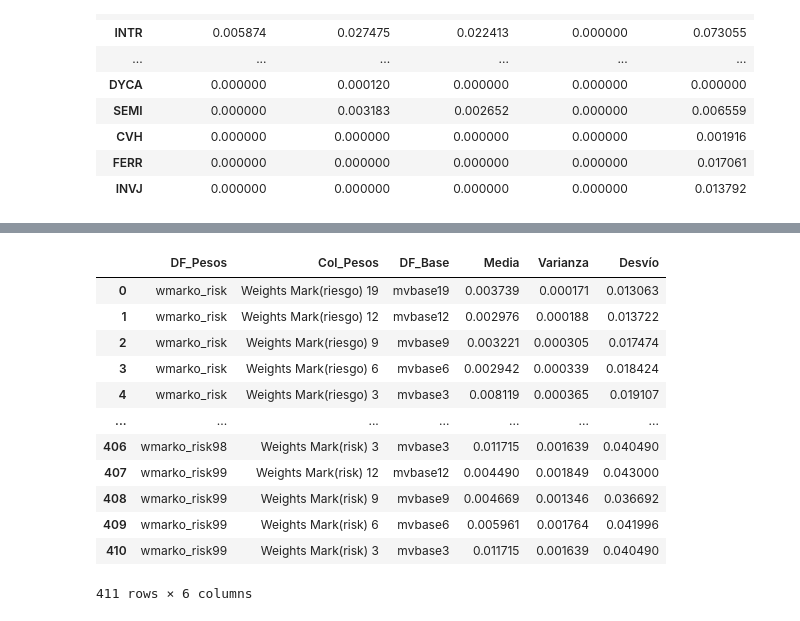
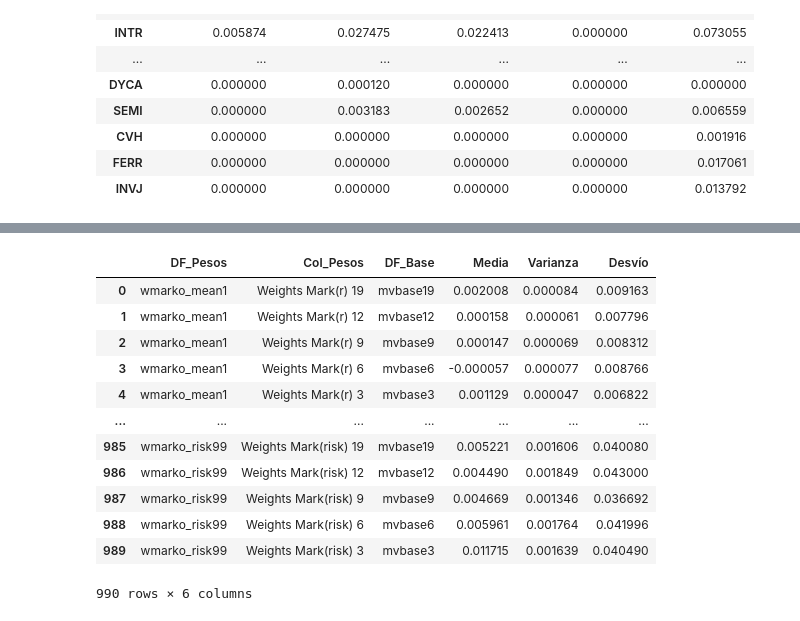
Before and after one commit to nluczywo/indicador, a Jupyter notebook: carteras-tesis.ipynb, the cells around one changed output, grey strips where cells are left out. Saved outputs shown, nothing was run; the diff lists cells and outputs as text; code cells hidden in the pictures.

```diff
--- a/carteras-tesis.ipynb
+++ b/carteras-tesis.ipynb
@@ -288,7 +288,7 @@ for i, trisk in enumerate(riesgos, start=1):
     w3.rename(columns={'Weights': f'Weights Mark(risk) 3'}, inplace=True)
 
     # concatenar como hacías vos
-    df = pd.concat([w12, w9, w6, w3], axis=1).fillna(0)
+    df = pd.concat([w19,w12, w9, w6, w3], axis=1).fillna(0)
 
     # guardar con el nombre solicitado
     resultados_risk[f"wmarko_risk{i}"] = df
@@ -484,0 +425,40 @@ df_resultados_risk
+# %%
+
+resultados = []
+
+for nombre_pesos, df_pesos in df_pesos_dictm.items():
+
+    for col_peso in df_pesos.columns:
+
+        # === Extraer el número (12, 9, 6, 3) desde el nombre de la columna ===
+        match = re.search(r"(\d+)", col_peso)
+        if not match:
+            continue  # si no hay número, se saltea
+
+        numero = match.group(1)
+
+        # === Seleccionar la base que corresponde al número ===
+        if numero not in bases_dict:
+            continue  # si el número no coincide con bases disponibles
+
+        base_df = bases_dict[numero]
+        pesos = df_pesos[col_peso]
+
+        # === Calcular media y varianza ===
+        media = (pesos * base_df.iloc[:, 0]).sum()
+        varianza = (pesos**2 * base_df.iloc[:, 1]).sum()
+
+        resultados.append([
+            nombre_pesos,   # df de pesos
+            col_peso,       # columna de pesos
+            f"mvbase{numero}",# base emparejada
+            media,
+            varianza
+        ])
+
+df_resultados_mean = pd.DataFrame(
+    resultados,
+    columns=["DF_Pesos", "Col_Pesos", "DF_Base", "Media", "Varianza"]
+)
+
+df_resultados_mean
@@ -485,18 +479,18 @@ df_resultados_risk
 # %%
-df_resultadosf = pd.concat([df_resultados, df_resultados_risk], ignore_index=True)
+df_resultadosf = pd.concat([df_resultados_mean, df_resultados_risk], ignore_index=True)
 df_resultadosf['Desvío'] = df_resultadosf['Varianza'] ** 0.5
 df_resultadosf
 # %% [output]
 |  | DF_Pesos | Col_Pesos | DF_Base | Media | Varianza | Desvío |
-| 0 | wmarko_risk | Weights Mark(riesgo) 19 | mvbase19 | 0.003739 | 0.000171 | 0.013063 |
-| 1 | wmarko_risk | Weights Mark(riesgo) 12 | mvbase12 | 0.002976 | 0.000188 | 0.013722 |
-| 2 | wmarko_risk | Weights Mark(riesgo) 9 | mvbase9 | 0.003221 | 0.000305 | 0.017474 |
-| 3 | wmarko_risk | Weights Mark(riesgo) 6 | mvbase6 | 0.002942 | 0.000339 | 0.018424 |
-| 4 | wmarko_risk | Weights Mark(riesgo) 3 | mvbase3 | 0.008119 | 0.000365 | 0.019107 |
+| 0 | wmarko_mean1 | Weights Mark(r) 19 | mvbase19 | 0.002008 | 0.000084 | 0.009163 |
+| 1 | wmarko_mean1 | Weights Mark(r) 12 | mvbase12 | 0.000158 | 0.000061 | 0.007796 |
+| 2 | wmarko_mean1 | Weights Mark(r) 9 | mvbase9 | 0.000147 | 0.000069 | 0.008312 |
+| 3 | wmarko_mean1 | Weights Mark(r) 6 | mvbase6 | -0.000057 | 0.000077 | 0.008766 |
+| 4 | wmarko_mean1 | Weights Mark(r) 3 | mvbase3 | 0.001129 | 0.000047 | 0.006822 |
 | ... | ... | ... | ... | ... | ... | ... |
-| 406 | wmarko_risk98 | Weights Mark(risk) 3 | mvbase3 | 0.011715 | 0.001639 | 0.040490 |
-| 407 | wmarko_risk99 | Weights Mark(risk) 12 | mvbase12 | 0.004490 | 0.001849 | 0.043000 |
-| 408 | wmarko_risk99 | Weights Mark(risk) 9 | mvbase9 | 0.004669 | 0.001346 | 0.036692 |
-| 409 | wmarko_risk99 | Weights Mark(risk) 6 | mvbase6 | 0.005961 | 0.001764 | 0.041996 |
-| 410 | wmarko_risk99 | Weights Mark(risk) 3 | mvbase3 | 0.011715 | 0.001639 | 0.040490 |
+| 985 | wmarko_risk99 | Weights Mark(risk) 19 | mvbase19 | 0.005221 | 0.001606 | 0.040080 |
+| 986 | wmarko_risk99 | Weights Mark(risk) 12 | mvbase12 | 0.004490 | 0.001849 | 0.043000 |
+| 987 | wmarko_risk99 | Weights Mark(risk) 9 | mvbase9 | 0.004669 | 0.001346 | 0.036692 |
+| 988 | wmarko_risk99 | Weights Mark(risk) 6 | mvbase6 | 0.005961 | 0.001764 | 0.041996 |
+| 989 | wmarko_risk99 | Weights Mark(risk) 3 | mvbase3 | 0.011715 | 0.001639 | 0.040490 |
-411 rows × 6 columns
+990 rows × 6 columns
```
Also changed, not shown: parts of 10 cells of this notebook, 4 other files.
